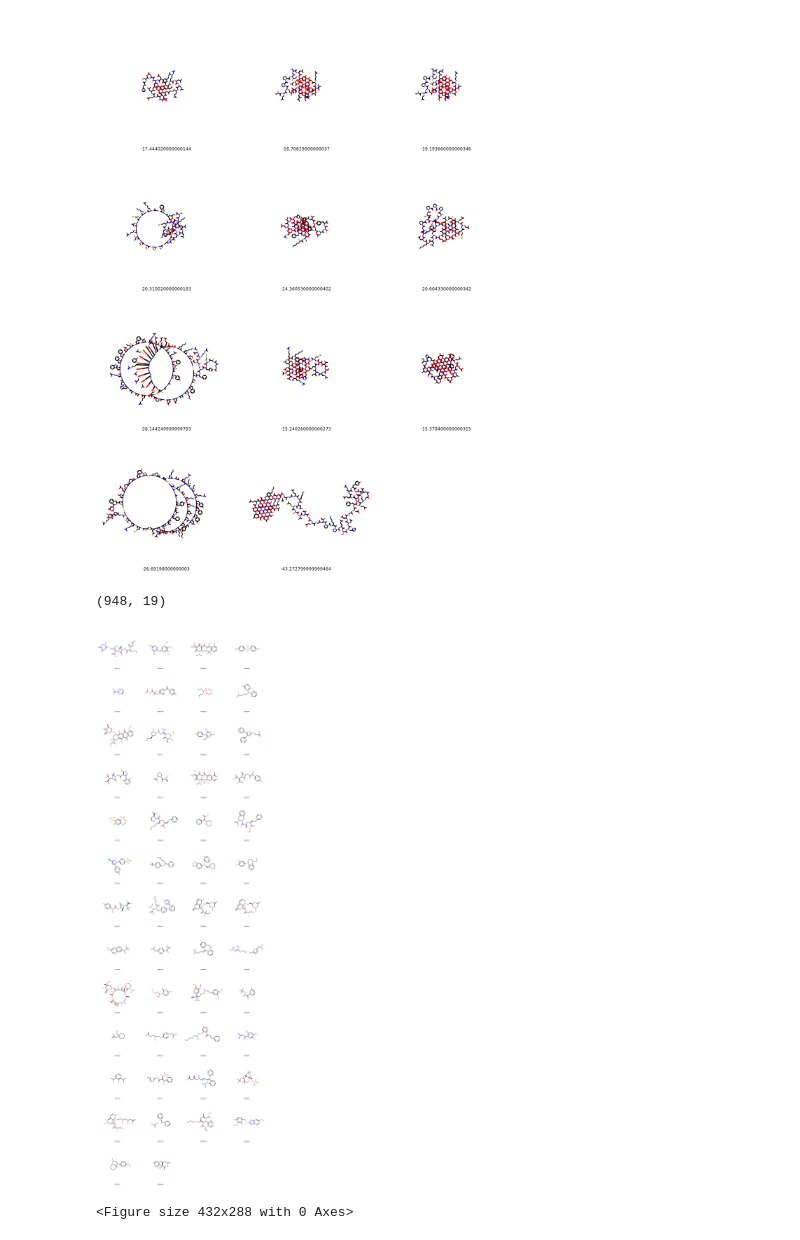
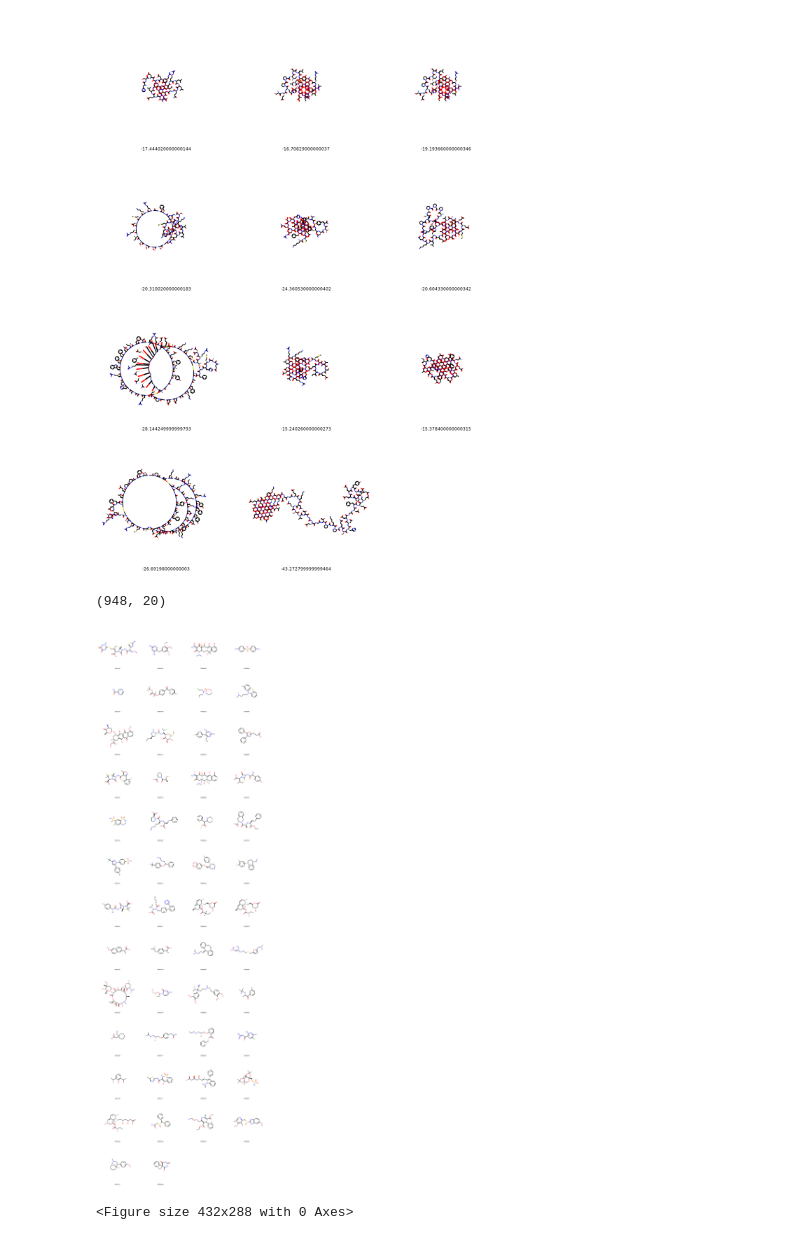
Before and after one commit to OpenRiskNet/notebooks, a Jupyter notebook: DataCure/LTKB/LTKB_dataprep.ipynb, the cells around one changed output. Saved outputs shown, nothing was run; the diff lists cells and outputs as text; code cells hidden in the pictures.

```diff
--- a/DataCure/LTKB/LTKB_dataprep.ipynb
+++ b/DataCure/LTKB/LTKB_dataprep.ipynb
@@ -110,6 +112,11 @@ We need to clean this up, so start by standardizing the molecucles. This convert
 # %%
 from rdkit.Chem.MolStandardize import rdMolStandardize
 from rdkit import RDLogger
+
+# First add the full molecule, prior to standardization
+df['FULL_MOL'] = df['SMILES'].apply(lambda smi: Chem.MolFromSmiles(smi))
+# and count the number of fragments
+df['FRAGS'] =  df['FULL_MOL'].apply(lambda mol: len(Chem.GetMolFrags(mol,asMols=True)))
 
 # the standarizer currently spits out tons of output on STDOUT so we'll turn logging off for the moment
 RDLogger.logger().setLevel(RDLogger.ERROR)
@@ -170,7 +212,6 @@ We'll take a 'drug-likeness' perspective to this, so let's starrt by examining t
 from rdkit.Chem import Descriptors
 df2['LOGP'] = df2['MOL'].apply(lambda mol: Descriptors.MolLogP(mol))
 df2['HAC'] = df2['MOL'].apply(lambda mol: Descriptors.HeavyAtomCount(mol))
-df2['FRAGS'] =  df2['MOL'].apply(lambda mol: len(Chem.GetMolFrags(mol,asMols=True)))
 # %%
 plt.figure();
 df2.plot.scatter(x='LOGP', y='HAC');
@@ -196,11 +237,11 @@ niceMols = df2[df2['LOGP'] >= -14]
 niceMols = niceMols[niceMols['HAC'] <= 200]
 niceMols.shape
 # %% [output]
-(948, 19)
+(948, 20)
 # %%
-PandasTools.FrameToGridImage(niceMols, column='MOL', legendsCol='LTKBID', molsPerRow=4, subImgSize=(400, 400))
+PandasTools.FrameToGridImage(niceMols, column='FULL_MOL', legendsCol='LTKBID', molsPerRow=4, subImgSize=(400, 400))
 # %% [output]
-[figure, old version]
+[figure, new version]
 # %%
 plt.figure();
 niceMols.plot.scatter(x='LOGP', y='HAC');
```
Also changed, not shown: parts of 20 cells of this notebook.
